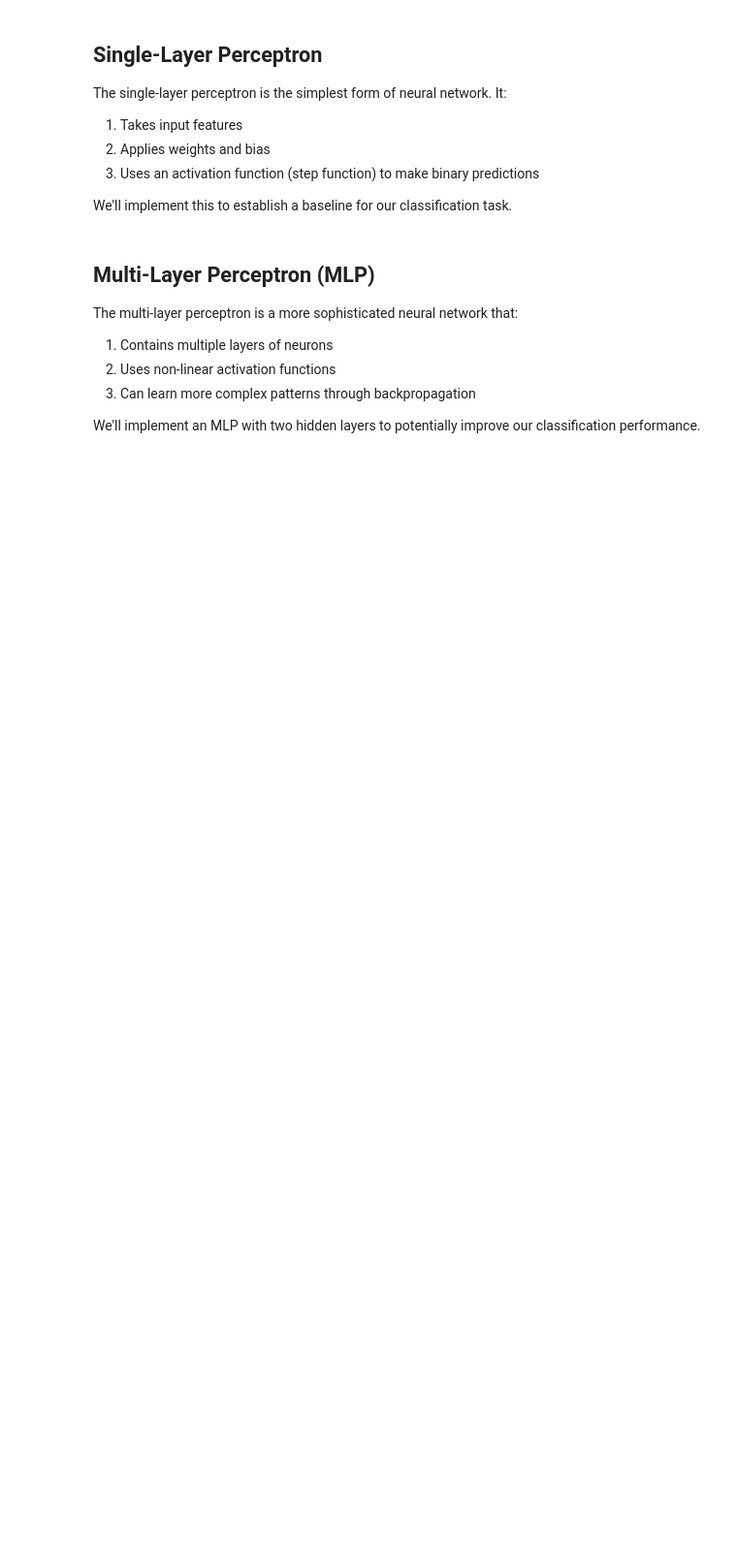
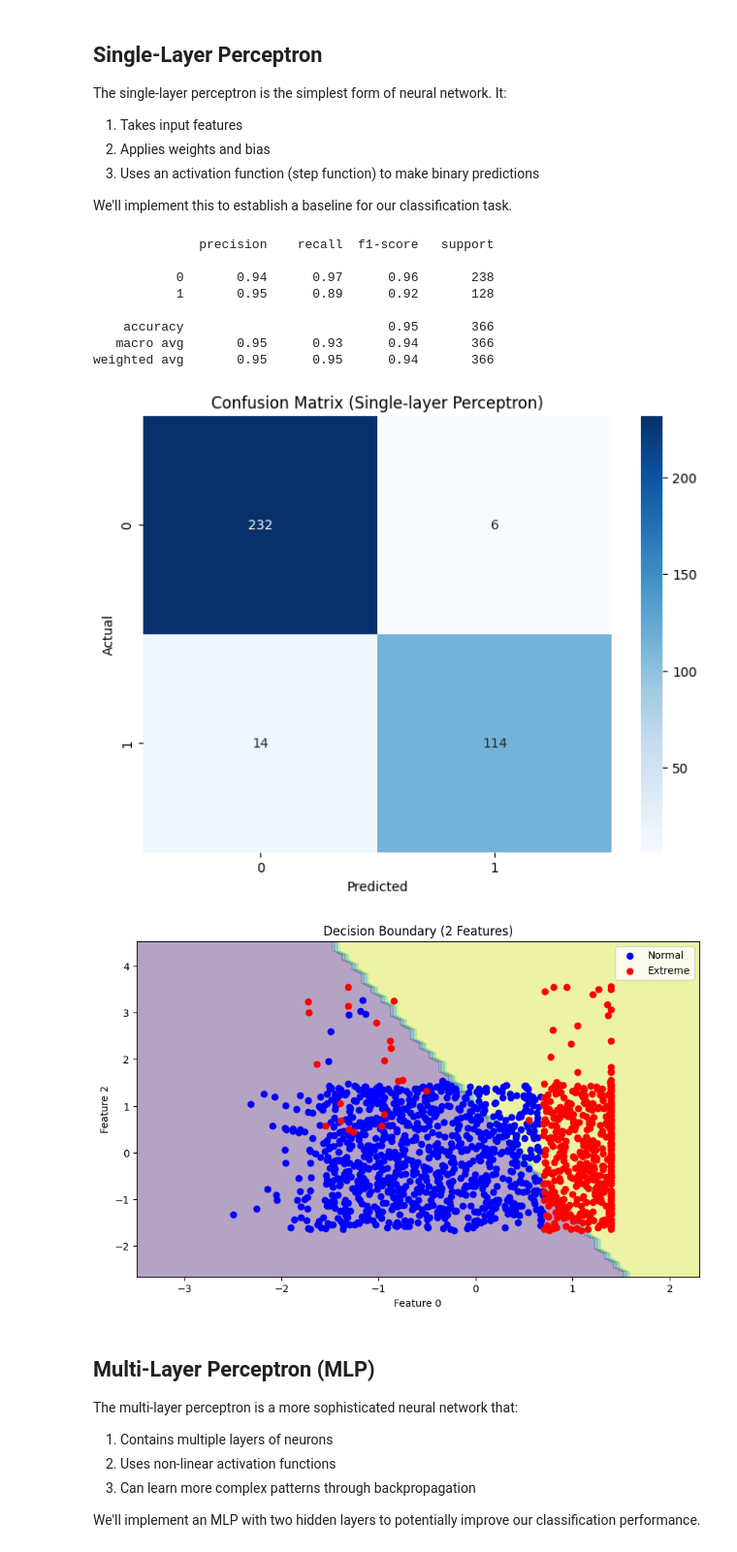
Before and after one commit to Sapar789/INDE577, a Jupyter notebook: Supervised Learning/perceptron/perceptron.ipynb, the cells around one changed output. Shown at 97% size. Saved outputs shown, nothing was run; the diff lists cells and outputs as text; code cells hidden in the pictures; blank space fills up the shorter version.

```diff
--- a/Supervised Learning/perceptron/perceptron.ipynb
+++ b/Supervised Learning/perceptron/perceptron.ipynb
@@ -102,51 +106,64 @@ X_test_scaled = scaler.transform(X_test)
 
 # Train single-layer perceptron
 perceptron = Perceptron(random_state=42, max_iter=1000)
 perceptron.fit(X_train_scaled, y_train)
 
-# Make predictions
+# Make prediction
 y_pred = perceptron.predict(X_test_scaled)
 
 # Print classification report
 print(classification_report(y_test, y_pred))
 
 # Create confusion matrix visualization
 plt.figure(figsize=(8, 6))
 cm = confusion_matrix(y_test, y_pred)
-sns.heatmap(cm, annot=True, fmt='d', cmap='Blues')
+sb.heatmap(cm, annot=True, fmt='d', cmap='Blues')
 plt.title('Confusion Matrix (Single-layer Perceptron)')
 plt.xlabel('Predicted')
 plt.ylabel('Actual')
 plt.show()
 
-# Plot decision boundary for two features
-def plot_decision_boundary(X, y, model, feature1, feature2):
-    plt.figure(figsize=(10, 6))
-    plt.scatter(X[y == 0][:, feature1], X[y == 0][:, feature2],
-                c='blue', label='Normal')
-    plt.scatter(X[y == 1][:, feature1], X[y == 1][:, feature2],
-                c='red', label='Extreme')
+# Plot decision boundary for two selected features
+def plot_decision_boundary(X, y, model, feature1, feature2, feature_names):
+    # Only use 2 features
+    X_2d = X[:, [feature1, feature2]]
+
+    # Fit model to 2D data if not already
+    model.fit(X_2d, y)
 
     # Create a grid of points
-    x_min, x_max = X[:, feature1].min() - 1, X[:, feature1].max() + 1
-    y_min, y_max = X[:, feature2].min() - 1, X[:, feature2].max() + 1
+    x_min, x_max = X_2d[:, 0].min() - 1, X_2d[:, 0].max() + 1
+    y_min, y_max = X_2d[:, 1].min() - 1, X_2d[:, 1].max() + 1
     xx, yy = np.meshgrid(np.arange(x_min, x_max, 0.1),
                          np.arange(y_min, y_max, 0.1))
 
-    # Make predictions on the grid
     Z = model.predict(np.c_[xx.ravel(), yy.ravel()])
     Z = Z.reshape(xx.shape)
 
-    # Plot decision boundary
+    plt.figure(figsize=(10, 6))
     plt.contourf(xx, yy, Z, alpha=0.4)
-    plt.xlabel(features[feature1])
-    plt.ylabel(features[feature2])
-    plt.title('Decision Boundary')
+    plt.scatter(X_2d[y == 0][:, 0], X_2d[y == 0][:, 1], c='blue', label='Normal')
+    plt.scatter(X_2d[y == 1][:, 0], X_2d[y == 1][:, 1], c='red', label='Extreme')
+    plt.xlabel(feature_names[feature1])
+    plt.ylabel(feature_names[feature2])
+    plt.title('Decision Boundary (2 Features)')
     plt.legend()
     plt.show()
 
-# Plot decision boundary for temperature and humidity
-plot_decision_boundary(X_train_scaled, y_train, perceptron, 0, 2)
+
+plot_decision_boundary(X_train_scaled, y_train, Perceptron(max_iter=1000, random_state=42),
+                       feature1=0, feature2=2, feature_names=features)
+# %% [output]
+              precision    recall  f1-score   support
+
+           0       0.94      0.97      0.96       238
+           1       0.95      0.89      0.92       128
+
+    accuracy                           0.95       366
+   macro avg       0.95      0.93      0.94       366
+weighted avg       0.95      0.95      0.94       366
+[figure, added]
+[figure, added]
 # %% [markdown]
 ## Multi-Layer Perceptron (MLP)
 The multi-layer perceptron is a more sophisticated neural network that:
```
Also changed, not shown: parts of 8 cells of this notebook, 7 other files.
